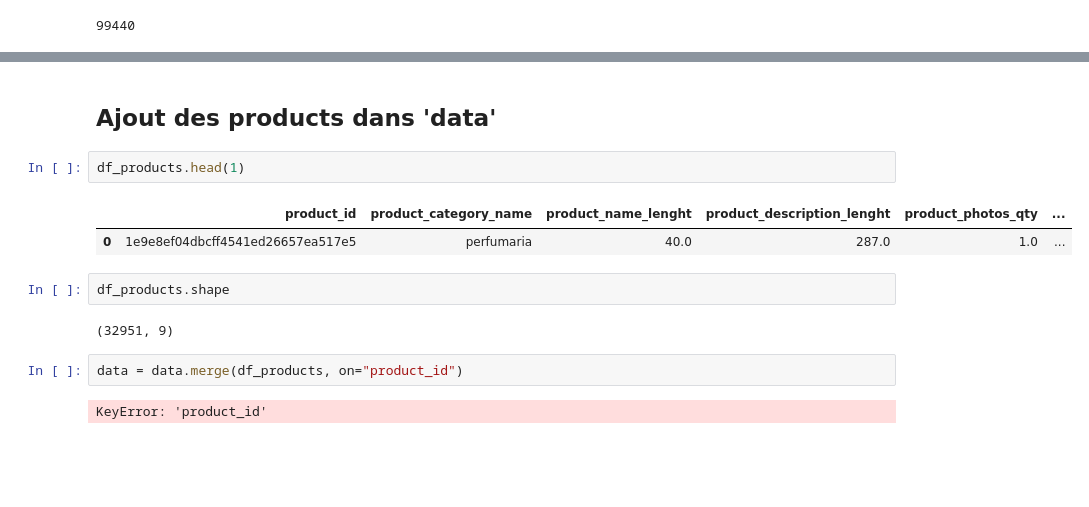
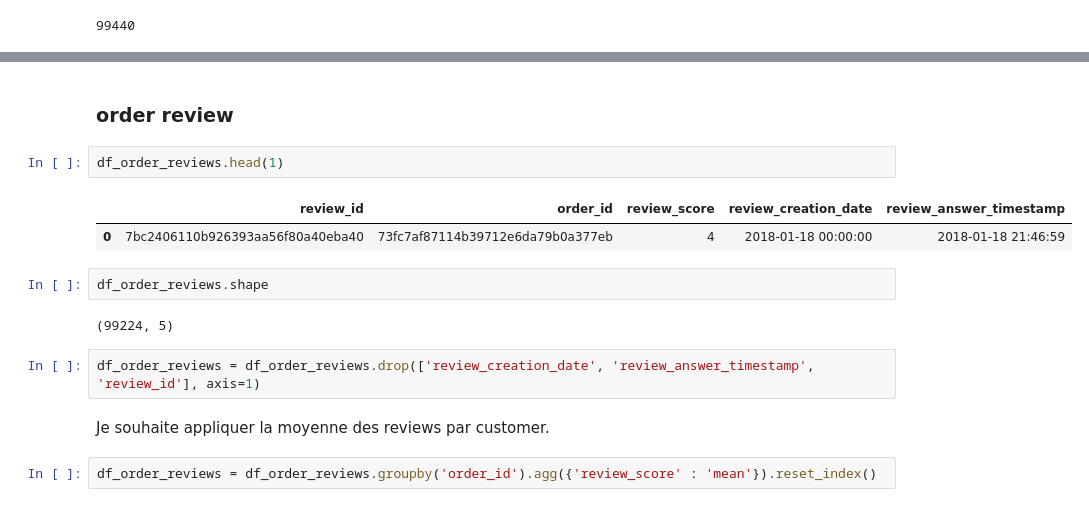
Before and after one commit to subut0n/marketing_segmentation, a Jupyter notebook: segmentation_data_cleaning.ipynb, the cells around one changed output, grey strips where cells are left out. Drawn from its saved outputs; the diff is of its cells as text; blank space fills up the shorter version.

Commit message:
data cleaning almost done

```diff
--- a/segmentation_eda.ipynb
+++ b/segmentation_data_cleaning.ipynb
@@ -527,17 +553,19 @@ data.shape
-# %% [markdown]
-## Ajout des products dans 'data'
+# %% [markdown]
+### order review
 # %%
-df_products.head(1)
+df_order_reviews.head(1)
 # %% [output]
-|  | product_id | product_category_name | product_name_lenght | product_description_lenght | product_photos_qty | ... |
-| 0 | 1e9e8ef04dbcff4541ed26657ea517e5 | perfumaria | 40.0 | 287.0 | 1.0 | ... |
+|  | review_id | order_id | review_score | review_creation_date | review_answer_timestamp |
+| 0 | 7bc2406110b926393aa56f80a40eba40 | 73fc7af87114b39712e6da79b0a377eb | 4 | 2018-01-18 00:00:00 | 2018-01-18 21:46:59 |
 # %%
-df_products.shape
+df_order_reviews.shape
 # %% [output]
-(32951, 9)
+(99224, 5)
-# %%
-data = data.merge(df_products, on="product_id")
-# %% [output]
-KeyError: 'product_id'
+# %%
+df_order_reviews = df_order_reviews.drop(['review_creation_date', 'review_answer_timestamp', 'review_id'], axis=1)
+# %% [markdown]
+Je souhaite appliquer la moyenne des reviews par customer.
+# %%
+df_order_reviews = df_order_reviews.groupby('order_id').agg({'review_score' : 'mean'}).reset_index()
 # %%
 data.shape
```
Also changed, not shown: parts of 18 cells of this notebook.
